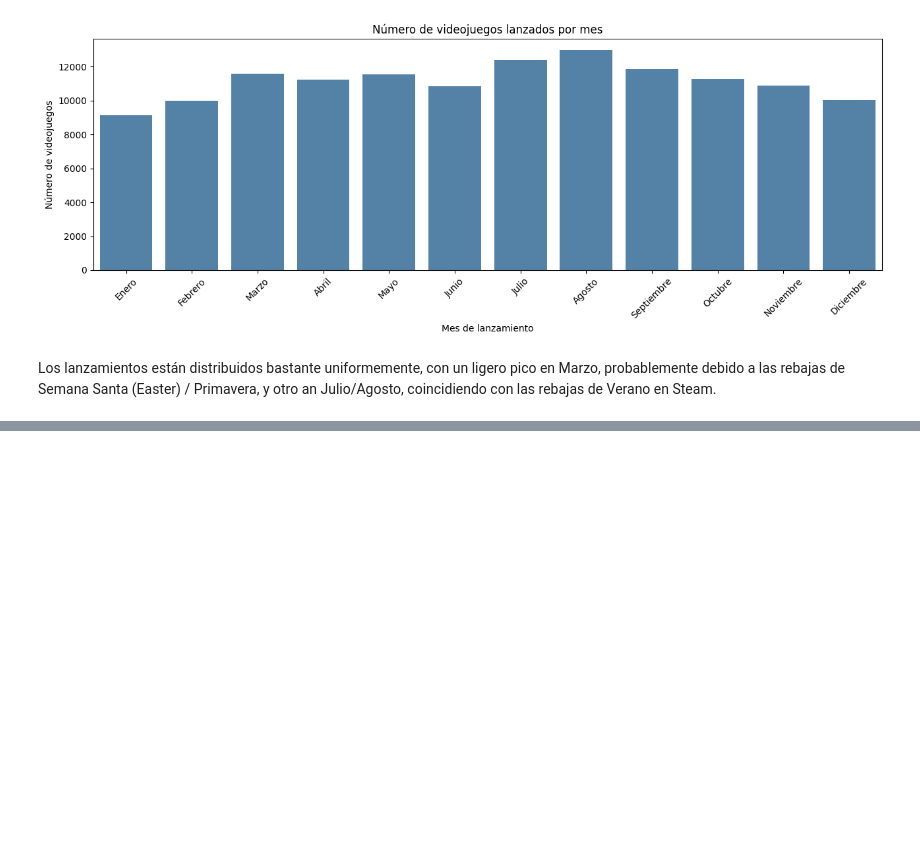
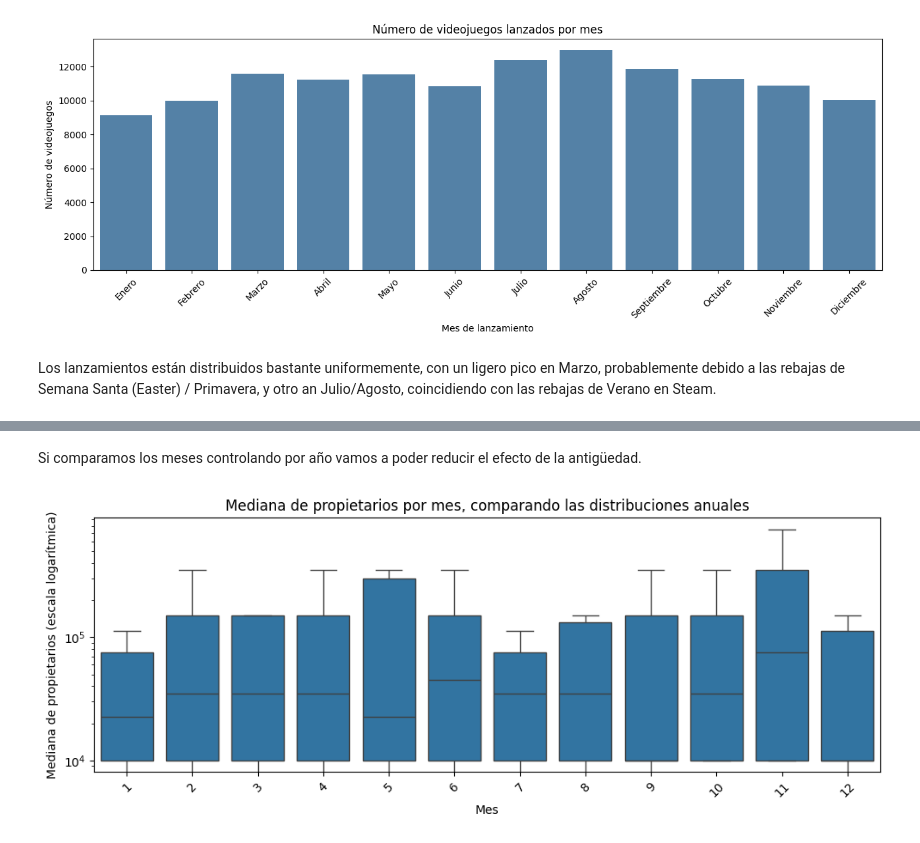
Before and after one commit to GuillemD/TFM, a Jupyter notebook: TFM.ipynb, the cells around one changed output, grey strips where cells are left out. Saved outputs shown, nothing was run; the diff lists cells and outputs as text; code cells hidden in the pictures; blank space fills up the shorter version.

```diff
--- a/TFM.ipynb
+++ b/TFM.ipynb
@@ -690,0 +862,37 @@ Los lanzamientos están distribuidos bastante uniformemente, con un ligero pico
+# %% [markdown]
+Si comparamos los meses controlando por año vamos a poder reducir el efecto de la antigüedad.
+# %%
+ventas_año_mes = (
+    analisis_fecha.groupby(
+        ['release_year', 'release_month'],
+        observed=True
+    )
+    ['estimated_owners_mid']
+    .median()
+    .reset_index()
+)
+
+plt.figure(figsize=(10, 4))
+
+sns.boxplot(
+    data=ventas_año_mes,
+    x='release_month',
+    y='estimated_owners_mid',
+    showfliers=False
+)
+
+plt.yscale('log')
+
+plt.title(
+    'Mediana de propietarios por mes, '
+    'comparando las distribuciones anuales'
+)
+
+plt.xlabel('Mes')
+plt.ylabel('Mediana de propietarios (escala logarítmica)')
+plt.xticks(rotation=45)
+
+plt.tight_layout()
+plt.show()
+# %% [output]
+[figure, added]
```
Also changed, not shown: parts of 13 cells of this notebook.
